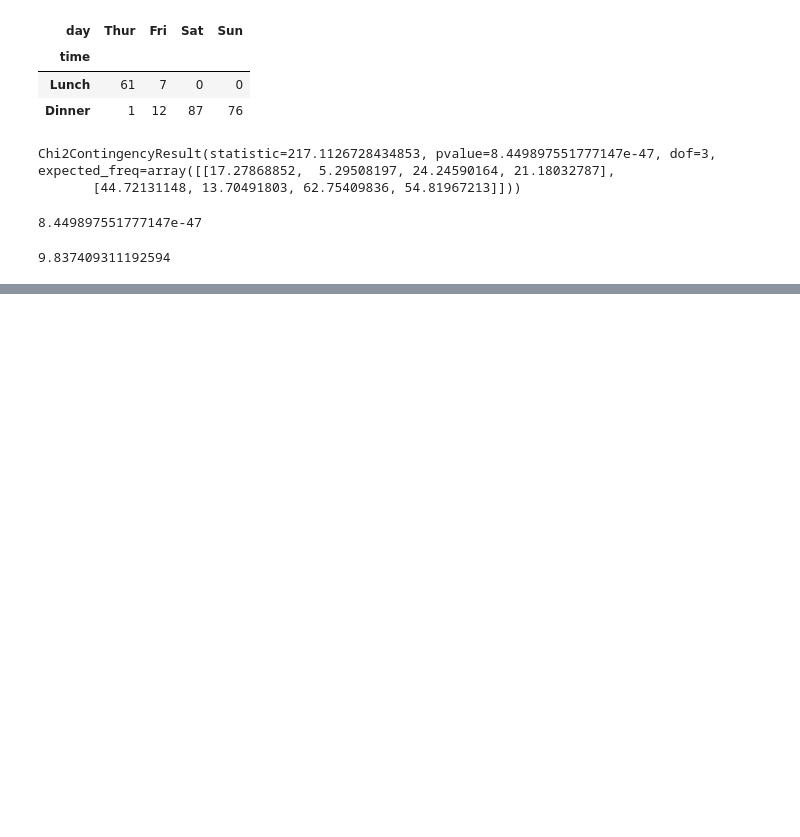
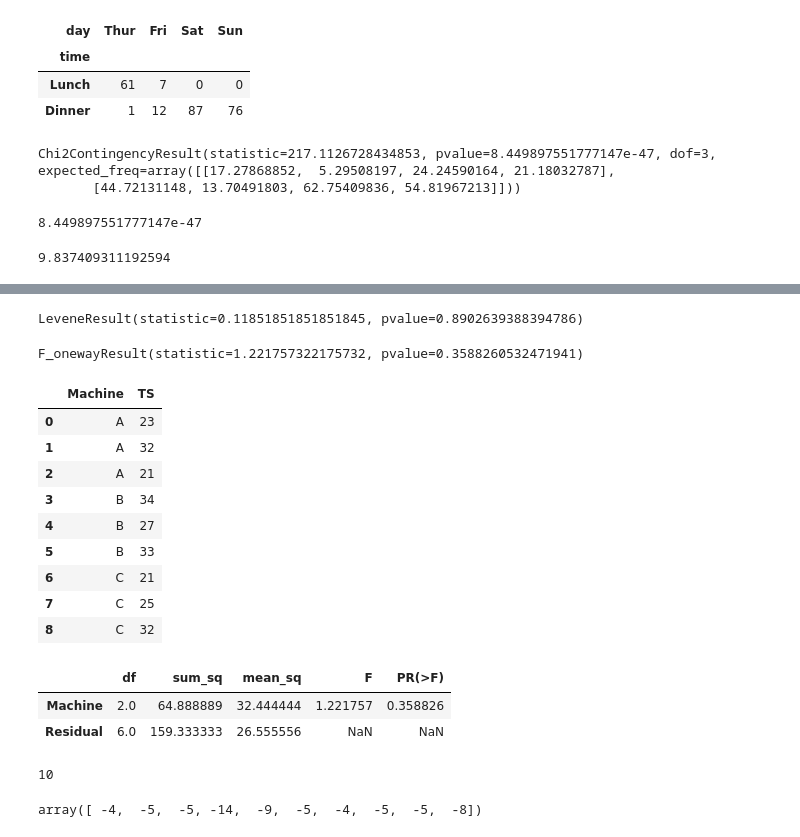
Before and after one commit to j33tu/mtech, a Jupyter notebook: ClassLectures/Stats/03 September class stats.ipynb, the cells around one changed output, grey strips where cells are left out. Saved outputs shown, nothing was run; the diff lists cells and outputs as text; code cells hidden in the pictures; blank space fills up the shorter version.

```diff
--- a/ClassLectures/Stats/03 September class stats.ipynb
+++ b/ClassLectures/Stats/03 September class stats.ipynb
@@ -322,0 +386,5 @@ st.chi2.isf(alpha,3)
+# %%
+##machine problem
+A= np.array([23,32,21])
+B= np.array([34,27,33])
+C= np.array([21,25,32])
@@ -322,0 +400,5 @@ st.chi2.isf(alpha,3)
+# %%
+# test of variance equality
+st.levene(A,B,C)
+# %% [output]
+LeveneResult(statistic=0.11851851851851845, pvalue=0.8902639388394786)
@@ -322,0 +411,4 @@ st.chi2.isf(alpha,3)
+# %%
+st.f_oneway(A,B,C)
+# %% [output]
+F_onewayResult(statistic=1.221757322175732, pvalue=0.3588260532471941)
@@ -322,0 +417,24 @@ st.chi2.isf(alpha,3)
+# %%
+df1 = pd.DataFrame({'A': A, 'B': B, 'C': C}).melt(var_name = 'Machine',value_name = 'TS')
+df1
+# %% [output]
+|  | Machine | TS |
+| 0 | A | 23 |
+| 1 | A | 32 |
+| 2 | A | 21 |
+| 3 | B | 34 |
+| 4 | B | 27 |
+| 5 | B | 33 |
+| 6 | C | 21 |
+| 7 | C | 25 |
+| 8 | C | 32 |
+# %%
+from statsmodels.formula.api import ols
+from statsmodels.stats.anova import anova_lm
+m1=ols('TS~Machine',data=df1).fit()
+anova_table=anova_lm(m1)
+anova_table
+# %% [output]
+|  | df | sum_sq | mean_sq | F | PR(>F) |
+| Machine | 2.0 | 64.888889 | 32.444444 | 1.221757 | 0.358826 |
+| Residual | 6.0 | 159.333333 | 26.555556 | NaN | NaN |
@@ -322,0 +445,7 @@ st.chi2.isf(alpha,3)
+# %%
+wt_before=np.array([96,77,88,126,88,99,86,100,120,89])
+wt_after=np.array([92,72,83,112,79,94,82,95,115,81])
+n=len(wt_after)
+print(n)
+# %% [output]
+10
@@ -322,0 +455,6 @@ st.chi2.isf(alpha,3)
+# %%
+alpha = 0.05
+diff=wt_after-wt_before
+diff
+# %% [output]
+array([ -4,  -5,  -5, -14,  -9,  -5,  -4,  -5,  -5,  -8])
```
Also changed, not shown: parts of 33 cells of this notebook.
